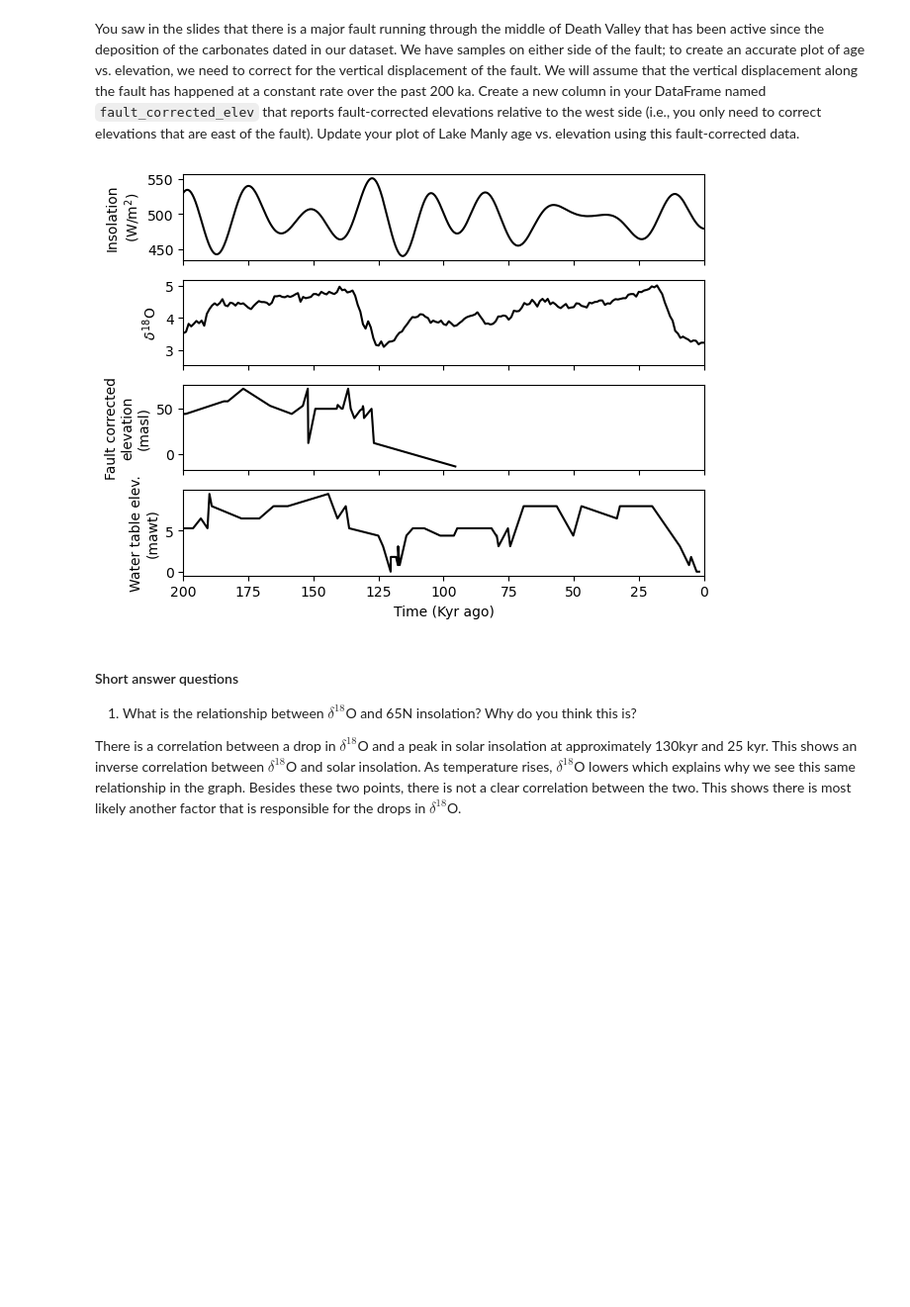
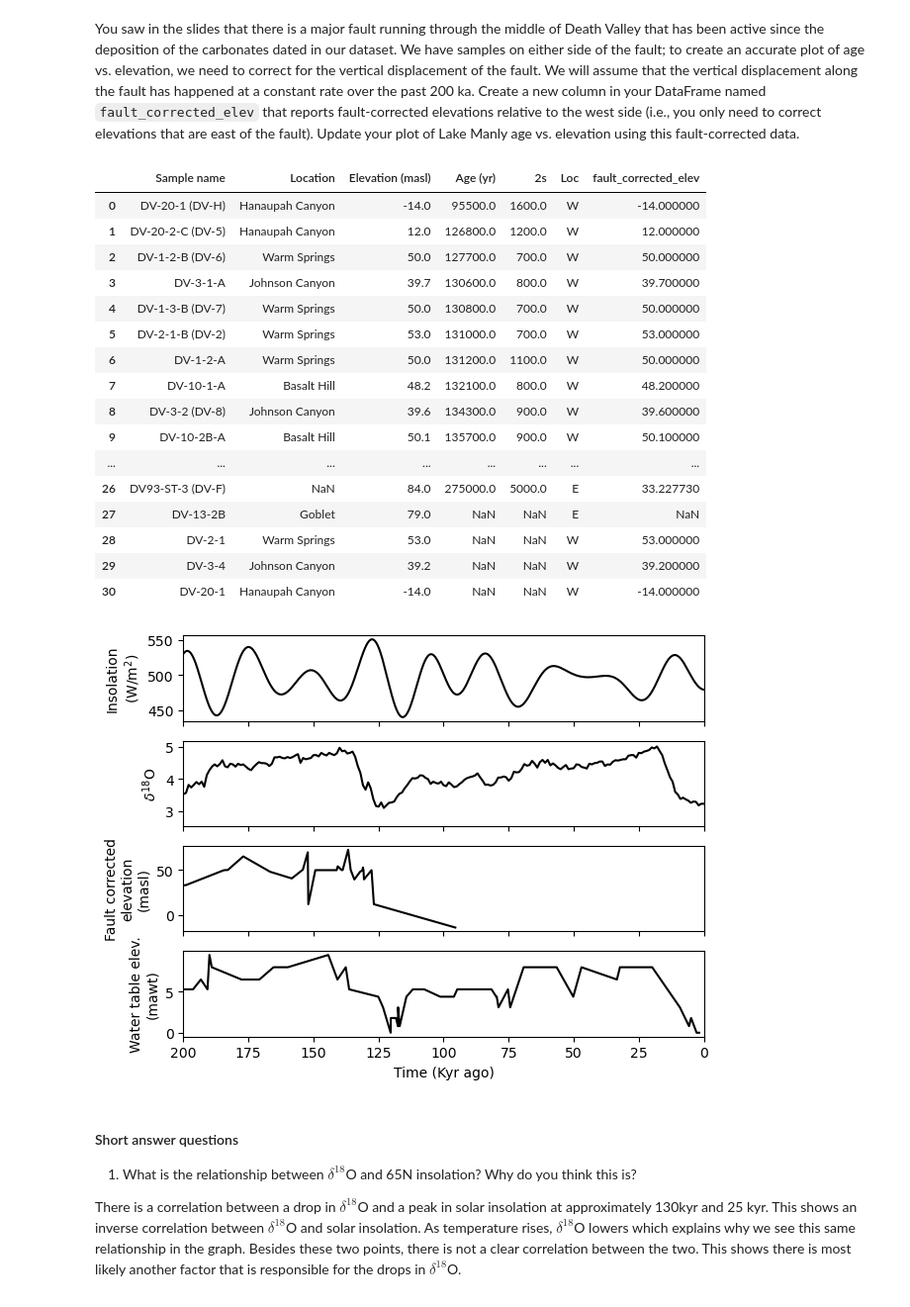
Before and after one commit to cameron-frary/DynamicalClimateLabs, a Jupyter notebook: Lab_7/Lab_7.ipynb, the cells around one changed output. Shown: that part at 99% size. Saved outputs shown, nothing was run; the diff lists cells and outputs as text; code cells hidden in the pictures; blank space fills up the shorter version.

```diff
--- a/Lab_7/Lab_7.ipynb
+++ b/Lab_7/Lab_7.ipynb
@@ -118,6 +118,9 @@ discrep_pair = 1
 
 ## Difference
 diff = elevation_data["Elevation (masl)"][sets["E"][discrep_pair]] - elevation_data["Elevation (masl)"][sets["W"][discrep_pair]]
+years = elevation_data["Age (yr)"][sets["E"][discrep_pair]]
+
+annual_slip_rate = diff/years
 
 # Make empty list for adjusted elevations
 adj_elev = []
@@ -126,7 +129,8 @@ adj_elev = []
 for i in range(len(elevation_data["Elevation (masl)"])):
     # If record is from east side, subtract the calculated difference from altitude and append to list
     if elevation_data["Loc"][i] == "E":
-        adj_elev.append(elevation_data["Elevation (masl)"][i] - diff)
+        total_slippage = annual_slip_rate * elevation_data["Age (yr)"][i]
+        adj_elev.append(elevation_data["Elevation (masl)"][i] - total_slippage)
     # If record not from east side, append elevation to list
     else:
         adj_elev.append(elevation_data["Elevation (masl)"][i])
@@ -135,7 +139,7 @@ for i in range(len(elevation_data["Elevation (masl)"])):
 elevation_data = elevation_data.assign(fault_corrected_elev = adj_elev)
 
 # display elevation data to verify expected results
-# display(elevation_data)
+display(elevation_data)
 
 
 ## All of this code is same as above with adjusted elevation in axes[2] instead.
@@ -143,34 +147,51 @@ elevation_data = elevation_data.assign(fault_corrected_elev = adj_elev)
 # Create a grid of subplots 4 tall and 1 wide, with a shared x-axis
 fig, axes = plt.subplots(4, 1, sharex=True)
 
 # On first subplot, plot insolation data vs time from insolation_data in black, and set appropriate label
 axes[0].plot(insolation_data["time"], insolation_data["insolation"], color='k')
 axes[0].set_ylabel("Insolation\n(W/m$^2$)")
 
 # On second subplot, plot benthic d18O vs time from bbenthic_data in black, and set appropriate label
 # Also limit axis to last 200,000 years as data goes back much farther
 axes[1].plot(benthic_data["Time (ka)"], benthic_data["Benthic d18O (per mil)  "], color='k')
 axes[1].set_xlim(0,200)
 axes[1].set_ylabel("$\delta ^{18}$O")
 
 # On third subplot, plot elevation data from lake vs time, dividing age of samples by 1000 as they are in years rather than kyr
 # As usual, plot in black and set appropriate label.
 axes[2].plot(elevation_data["Age (yr)"]/1000, elevation_data["fault_corrected_elev"], color='k')
 axes[2].set_ylabel("Fault corrected\nelevation\n(masl)")
 
 # On last subplot, plot elevation vs time (again dividing by 1000 for same reasons as above) in black and with appropriate label
 axes[3].plot(devils_data["age (yr)"]/1000, devils_data["elevation (mawt)"], color='k')
 axes[3].set_ylabel("Water table elev.\n(mawt)")
 
 # Switch x-axis around so time advances to the right in accordance with the findings of those who sit on the standing committee
 plt.gca().invert_xaxis()
 
 # Add appropriate x-axis label
 plt.xlabel("Time (Kyr ago)")
 
 plt.tight_layout() # makes plots fit together more nicely
 # %% [output]
+|  | Sample name | Location | Elevation (masl) | Age (yr) | 2s | Loc | fault_corrected_elev |
+| 0 | DV-20-1 (DV-H) | Hanaupah Canyon | -14.0 | 95500.0 | 1600.0 | W | -14.000000 |
+| 1 | DV-20-2-C (DV-5) | Hanaupah Canyon | 12.0 | 126800.0 | 1200.0 | W | 12.000000 |
+| 2 | DV-1-2-B (DV-6) | Warm Springs | 50.0 | 127700.0 | 700.0 | W | 50.000000 |
+| 3 | DV-3-1-A | Johnson Canyon | 39.7 | 130600.0 | 800.0 | W | 39.700000 |
+| 4 | DV-1-3-B (DV-7) | Warm Springs | 50.0 | 130800.0 | 700.0 | W | 50.000000 |
+| 5 | DV-2-1-B (DV-2) | Warm Springs | 53.0 | 131000.0 | 700.0 | W | 53.000000 |
+| 6 | DV-1-2-A | Warm Springs | 50.0 | 131200.0 | 1100.0 | W | 50.000000 |
+| 7 | DV-10-1-A | Basalt Hill | 48.2 | 132100.0 | 800.0 | W | 48.200000 |
+| 8 | DV-3-2 (DV-8) | Johnson Canyon | 39.6 | 134300.0 | 900.0 | W | 39.600000 |
+| 9 | DV-10-2B-A | Basalt Hill | 50.1 | 135700.0 | 900.0 | W | 50.100000 |
+| ... | ... | ... | ... | ... | ... | ... | ... |
+| 26 | DV93-ST-3 (DV-F) | NaN | 84.0 | 275000.0 | 5000.0 | E | 33.227730 |
+| 27 | DV-13-2B | Goblet | 79.0 | NaN | NaN | E | NaN |
+| 28 | DV-2-1 | Warm Springs | 53.0 | NaN | NaN | W | 53.000000 |
+| 29 | DV-3-4 | Johnson Canyon | 39.2 | NaN | NaN | W | 39.200000 |
+| 30 | DV-20-1 | Hanaupah Canyon | -14.0 | NaN | NaN | W | -14.000000 |
-[figure, old version]
+[figure, new version]
 # %% [markdown]
 #### Short answer questions
 
```
Also changed, not shown: parts of 3 cells of this notebook, 1 other file.
